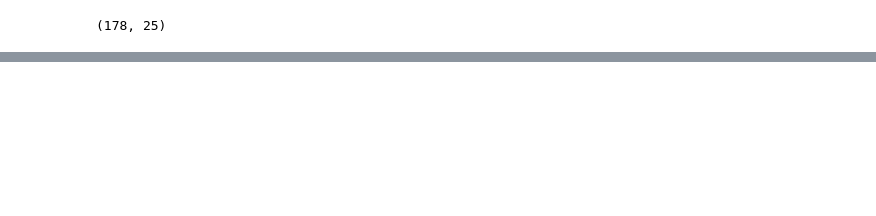
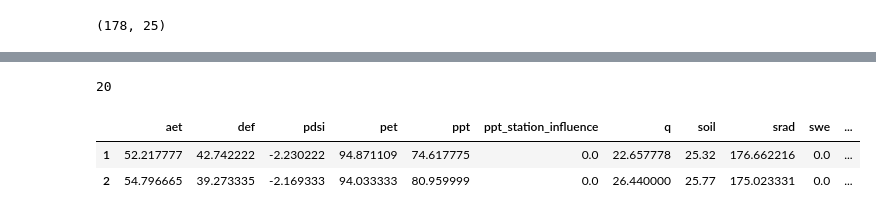
Before and after one commit to joe5campbell/frog_challenge, a Jupyter notebook: data_exploration.ipynb, the cells around one changed output, grey strips where cells are left out. Cells and saved outputs as stored; diff of their text form; code cells hidden in the pictures; blank space fills up the shorter version.

```diff
--- a/data_exploration.ipynb
+++ b/data_exploration.ipynb
@@ -277,0 +289,17 @@ tas_only_filt_cord_df.shape
+# %%
+# Data preprocessing
+
+# selecting relevant columns and appending frog count column
+sel_col = df_tas_225_2yr.columns[6:].to_list()
+sel_col.extend(["frog_count"])
+print(len(sel_col))
+
+# delete the 'samples_count' column
+df_model_data = df_tas_225_2yr[sel_col]
+del df_model_data["samples_count"]
+df_model_data.head(2)
+# %% [output]
+20
+|  | aet | def | pdsi | pet | ppt | ppt_station_influence | q | soil | srad | swe | ... |
+| 1 | 52.217777 | 42.742222 | -2.230222 | 94.871109 | 74.617775 | 0.0 | 22.657778 | 25.32 | 176.662216 | 0.0 | ... |
+| 2 | 54.796665 | 39.273335 | -2.169333 | 94.033333 | 80.959999 | 0.0 | 26.440000 | 25.77 | 175.023331 | 0.0 | ... |
```
Also changed, not shown: parts of 11 cells of this notebook.
